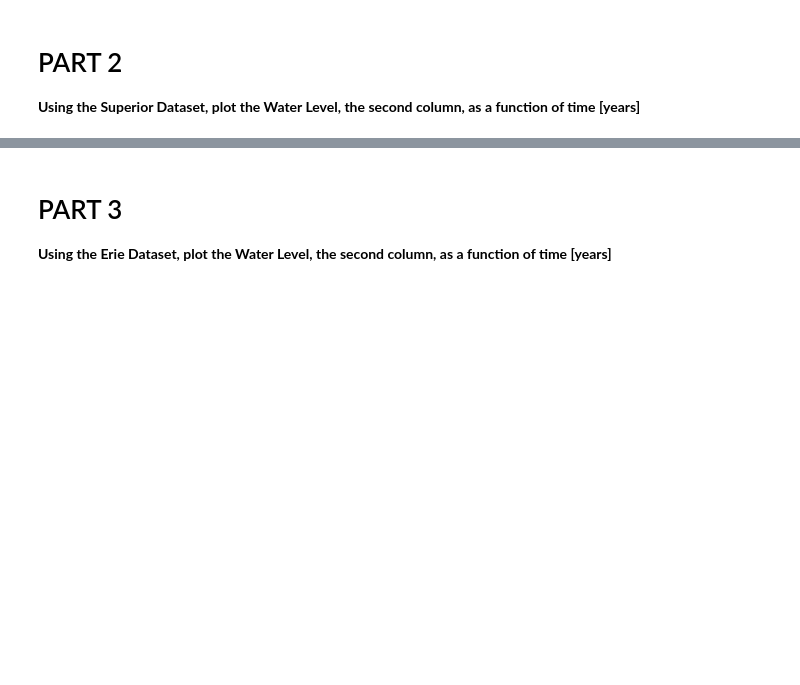
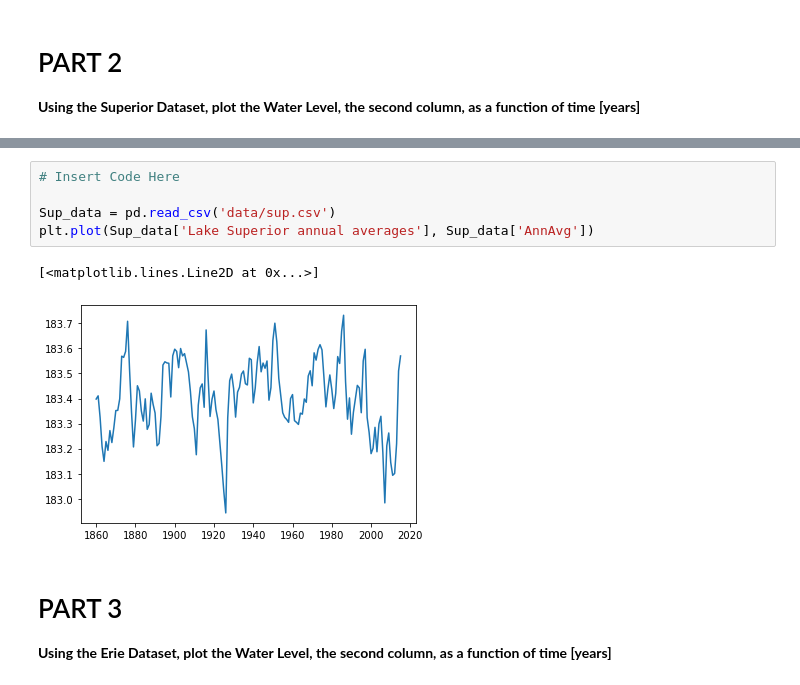
Before and after one commit to kelle190/CMSE202_Git_Started, a Jupyter notebook: Great_Lakes_and_Grand_River.ipynb, the cells around one changed output, grey strips where cells are left out. Cells and saved outputs as stored; diff of their text form; blank space fills up the shorter version.

```diff
--- a/Great_Lakes_and_Grand_River.ipynb
+++ b/Great_Lakes_and_Grand_River.ipynb
@@ -39,3 +58,11 @@ This notebook **might look very familiar!** It is based off a CMSE 201 assignmen
+# %%
+# Insert Code Here
+
+Sup_data = pd.read_csv('data/sup.csv')
+plt.plot(Sup_data['Lake Superior annual averages'], Sup_data['AnnAvg'])
+# %% [output]
+[<matplotlib.lines.Line2D at 0x...>]
+[figure, added]
 # %% [markdown]
 # PART 3
 
```
Also changed, not shown: parts of 4 cells of this notebook.
